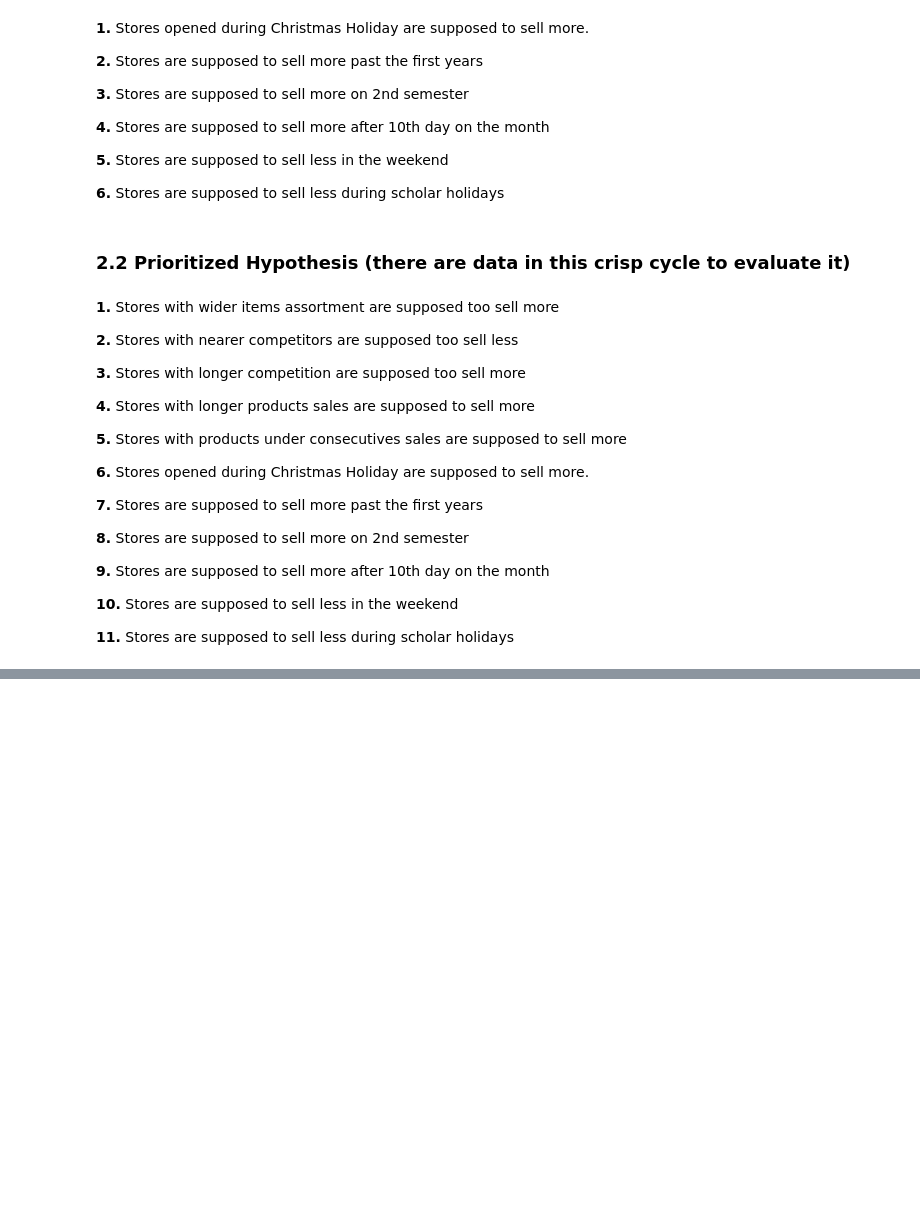
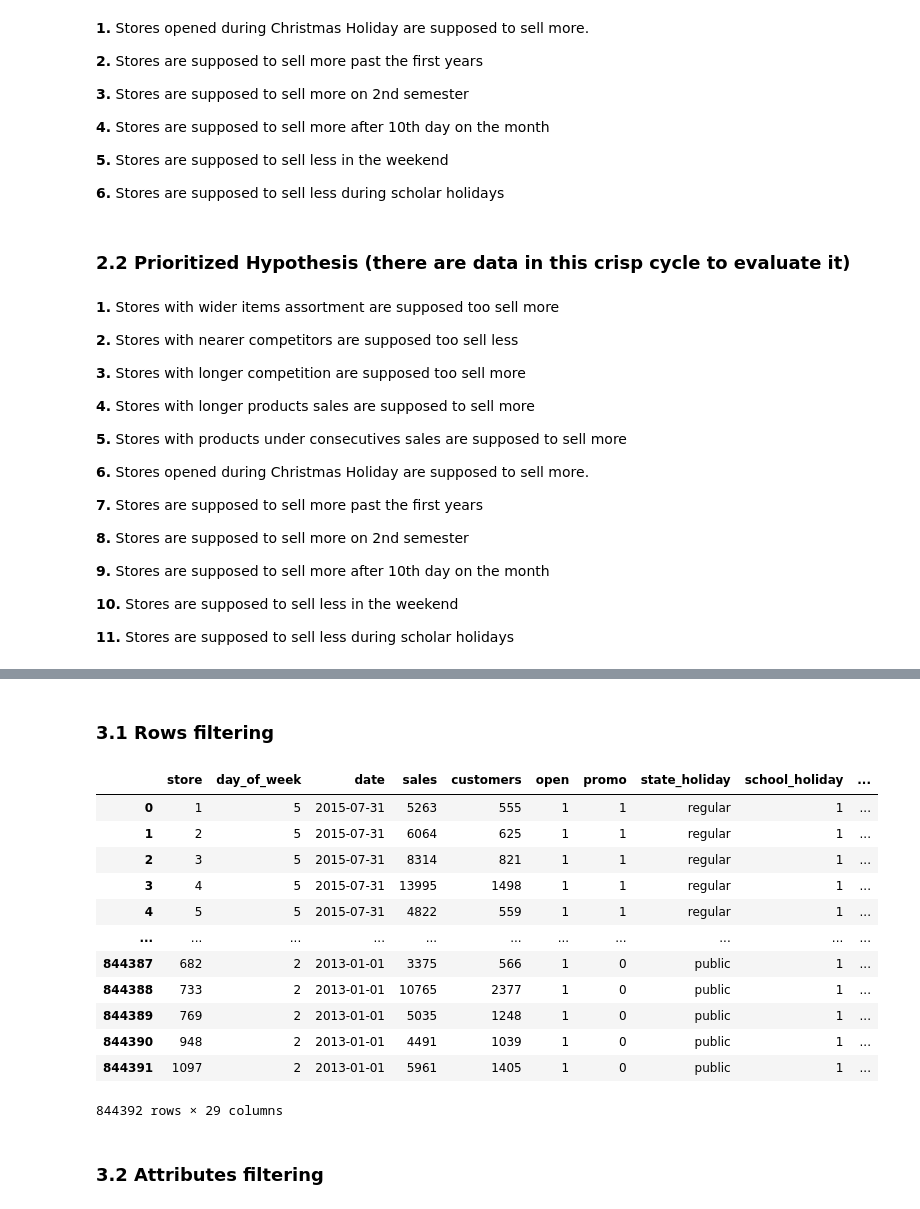
Before and after one commit to marcosbertochi/rossmann_sales_prediction, a Jupyter notebook: Rossmann_store_sales_prediction.ipynb, the cells around one changed output, grey strips where cells are left out. Drawn from its saved outputs; the diff is of its cells as text; code cells hidden in the pictures; blank space fills up the shorter version.

```diff
--- a/Rossmann_store_sales_prediction.ipynb
+++ b/Rossmann_store_sales_prediction.ipynb
@@ -458,0 +472,13 @@ df2.head()
+# %%
+#promo_since
+df2['promo_since'] = df2['promo2_since_year'].astype(str)+'-'+df2['promo2_since_week'].astype(str)
+df2['promo_since'] = df2['promo_since'].apply(lambda x: datetime.datetime.strptime(x+'-1', '%Y-%W-%w') - datetime.timedelta(days=7))
+df2['promo_time_week'] = ((df2['date'] - df2['promo_since'])/7).apply(lambda x: x.days).astype('int64')
+# %%
+#assortment => assortment level: a = basic, b = extra, c = extended
+#df2['assortment'].unique()
+df2['assortment'] = df2['assortment'].map({'a':'basic', 'b':'extra','c':'extended'})
+# %%
+#state_holday => a = public holiday, b = Easter holiday, c = Christmas, 0 = None
+#df2['state_holiday'].unique()
+df2['state_holiday'] = df2['state_holiday'].map({'a':'public', 'b':'easter','c':'christmas','0':'regular'})
@@ -458,0 +487,3 @@ df2.head()
+# %%
+df3 = df2.copy()
+df3.head()
@@ -458,0 +498,23 @@ df2.head()
+# %% [markdown]
+### 3.1 Rows filtering
+# %%
+#open == 0 means store closed and we cant predict any sales
+#sales == 0 means store didnt sell anything and we cant predict any sales
+df3 = df3[(df3['open'] != 0) | (df3['sales'] > 0)]
+df3.reset_index(drop=True)
+# %% [output]
+|  | store | day_of_week | date | sales | customers | open | promo | state_holiday | school_holiday | ... |
+| 0 | 1 | 5 | 2015-07-31 | 5263 | 555 | 1 | 1 | regular | 1 | ... |
+| 1 | 2 | 5 | 2015-07-31 | 6064 | 625 | 1 | 1 | regular | 1 | ... |
+| 2 | 3 | 5 | 2015-07-31 | 8314 | 821 | 1 | 1 | regular | 1 | ... |
+| 3 | 4 | 5 | 2015-07-31 | 13995 | 1498 | 1 | 1 | regular | 1 | ... |
+| 4 | 5 | 5 | 2015-07-31 | 4822 | 559 | 1 | 1 | regular | 1 | ... |
+| ... | ... | ... | ... | ... | ... | ... | ... | ... | ... | ... |
+| 844387 | 682 | 2 | 2013-01-01 | 3375 | 566 | 1 | 0 | public | 1 | ... |
+| 844388 | 733 | 2 | 2013-01-01 | 10765 | 2377 | 1 | 0 | public | 1 | ... |
+| 844389 | 769 | 2 | 2013-01-01 | 5035 | 1248 | 1 | 0 | public | 1 | ... |
+| 844390 | 948 | 2 | 2013-01-01 | 4491 | 1039 | 1 | 0 | public | 1 | ... |
+| 844391 | 1097 | 2 | 2013-01-01 | 5961 | 1405 | 1 | 0 | public | 1 | ... |
+844392 rows × 29 columns
+# %% [markdown]
+### 3.2 Attributes filtering
```
Also changed, not shown: parts of 20 cells of this notebook.
